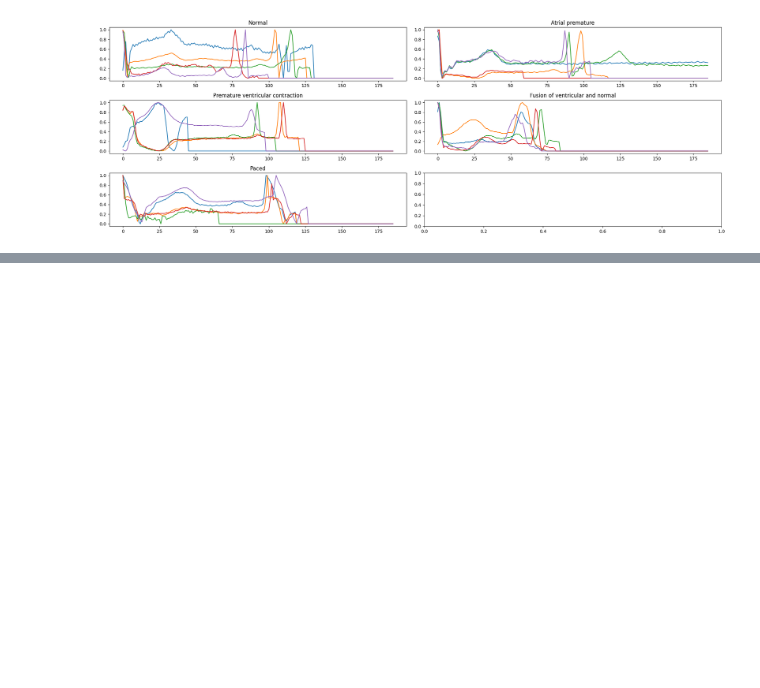
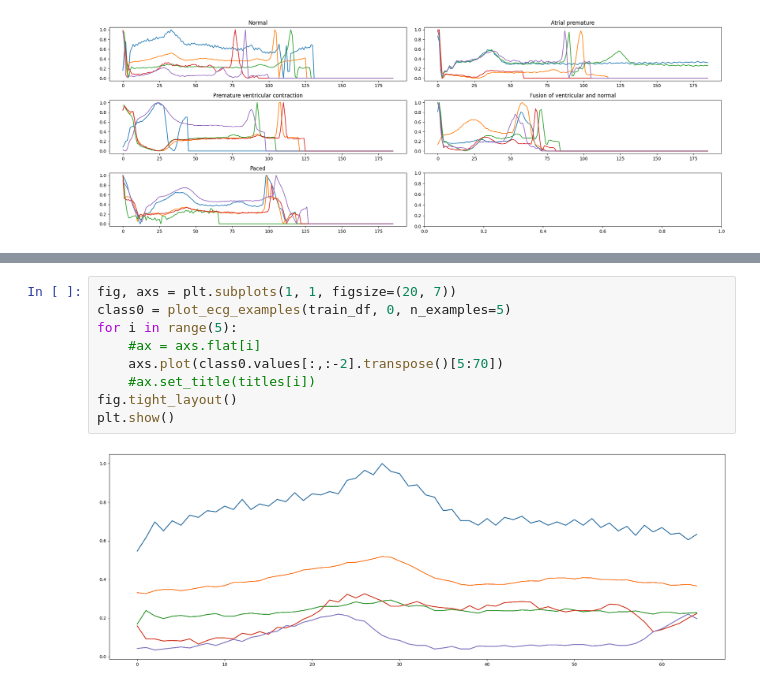
Before and after one commit to JespervanGils/DL-Project-ECG, a Jupyter notebook: DL_Project_ECG_MIT-BIH.ipynb, the cells around one changed output, grey strips where cells are left out. Cells and saved outputs as stored; diff of their text form; blank space fills up the shorter version.

```diff
--- a/DL_Project_ECG_MIT-BIH.ipynb
+++ b/DL_Project_ECG_MIT-BIH.ipynb
@@ -208,0 +243,11 @@ plt.show()
+# %%
+fig, axs = plt.subplots(1, 1, figsize=(20, 7))
+class0 = plot_ecg_examples(train_df, 0, n_examples=5)
+for i in range(5):
+    #ax = axs.flat[i]
+    axs.plot(class0.values[:,:-2].transpose()[5:70])
+    #ax.set_title(titles[i])
+fig.tight_layout()
+plt.show()
+# %% [output]
+[figure, added]
```
Also changed, not shown: parts of 19 cells of this notebook.
